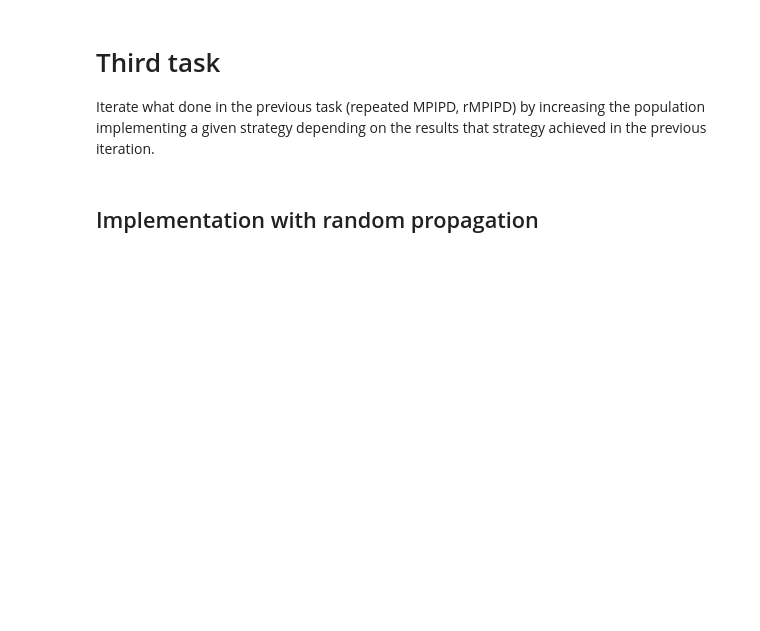
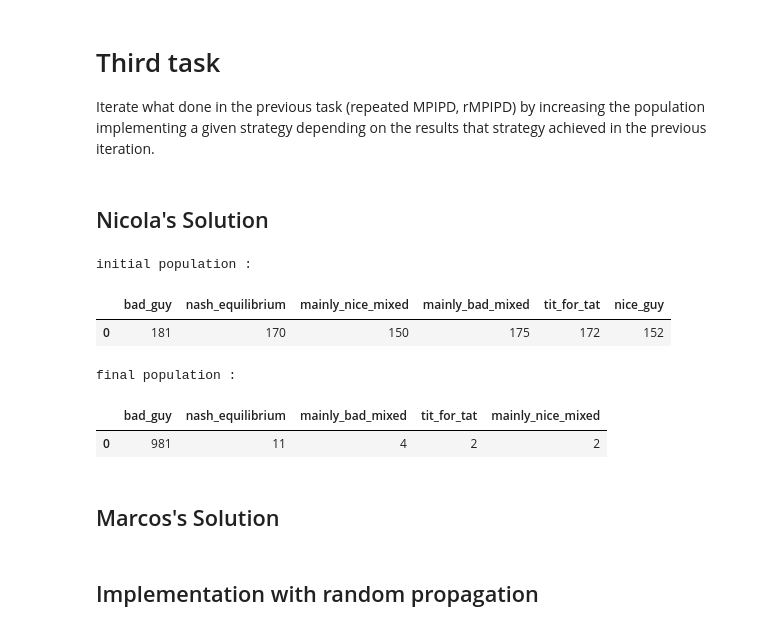
Before and after one commit to nicoladalbello2/HLPProject, a Jupyter notebook: Project.ipynb, the cells around one changed output. Drawn from its saved outputs; the diff is of its cells as text; code cells hidden in the pictures; blank space fills up the shorter version.

```diff
--- a/Project.ipynb
+++ b/Project.ipynb
@@ -590,6 +590,77 @@ display(winners)
 # Third task
 
 Iterate what done in the previous task (repeated MPIPD, rMPIPD) by increasing the population implementing a given strategy depending on the results that strategy achieved in the previous iteration.
+# %% [markdown]
+## Nicola's Solution
+# %%
+from collections import Counter
+
+strategies = [nice_guy, bad_guy, mainly_nice_mixed, mainly_bad_mixed, tit_for_tat, nash_equilibrium]
+strategy_labels =['Nice Guy','Bad Guy','Mainly Nice Mixed', 'Mainly Bad Mixed', 'Tit for Tat', 'Nash equilibrium']
+
+# return an array of strategies, each array's element represent a player that decide to use that strategy
+# strategies are initially set random
+def get_random_population(population_size):
+    population = []
+    for i in range(population_size):
+        r_index = random.randint(0, len(strategies)-1)
+        population.append(strategies[r_index])
+
+    return population
+def display_occurrences(population):
+    occurrences = dict(Counter([i.__name__ for i in population]))
+    df = pd.DataFrame(occurrences, index=[0])
+    display(df)
+
+def best_response(opponent_strategy):
+    payoffs, _ = round_robin(strategies, strategy_labels, n, verbose=False)
+    opponent_label = strategy_labels[strategies.index(opponent_strategy)]
+    # print(payoffs[opponent_label])
+    my_outcomes = [x[0] for x in payoffs[opponent_label]]
+    my_best_outcome_index = my_outcomes.index(max(my_outcomes))
+
+    return strategies[my_best_outcome_index]
+
+
+population_size = 1000
+population = get_random_population(population_size)
+
+# display occurrences
+print("initial population :")
+display_occurrences(population)
+
+n_iterations = 2000
+for i in range(n_iterations):
+    # get two random players
+    r_index_1 =random.randint(0, population_size-1)
+    r_index_2 =random.randint(0, population_size-1)
+
+    p1_strategy = population[r_index_1]
+    p2_strategy = population[r_index_2]
+    # print(p1_strategy.__name__ , " vs ", p2_strategy.__name__)
+    outcome = play( p1_strategy, p2_strategy, n, verbose=False)
+    # print("player 1 gets ", outcome[0])
+    # print("player 2 gets ", outcome[1])
+
+    # players are selfish, they try always to improve their own outcome
+    # try to improve own outcome by changing strategy depending on opponent strategy
+    population[r_index_1] = best_response(p2_strategy)
+    # print(p1_strategy.__name__, " chenged to: ", population[r_index_1].__name__)
+    population[r_index_2] = best_response(p1_strategy)
+    # print(p2_strategy.__name__, " chenged to: ", population[r_index_2].__name__)
+
+# display occurrences
+print("final population :")
+display_occurrences(population)
+# %% [output]
+initial population :
+|  | bad_guy | nash_equilibrium | mainly_nice_mixed | mainly_bad_mixed | tit_for_tat | nice_guy |
+| 0 | 181 | 170 | 150 | 175 | 172 | 152 |
+final population :
+|  | bad_guy | nash_equilibrium | mainly_bad_mixed | tit_for_tat | mainly_nice_mixed |
+| 0 | 981 | 11 | 4 | 2 | 2 |
+# %% [markdown]
+## Marcos's Solution
 # %% [markdown]
 ## Implementation with random propagation
 # %%
```
Also changed, not shown: parts of 6 cells of this notebook.
